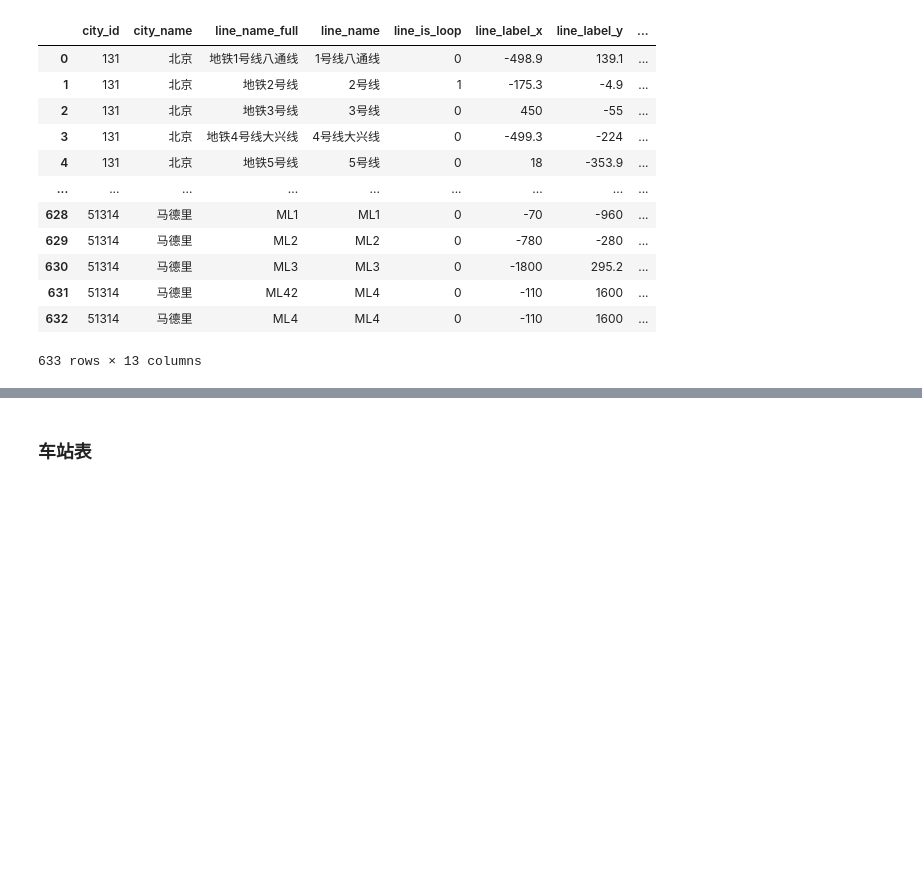
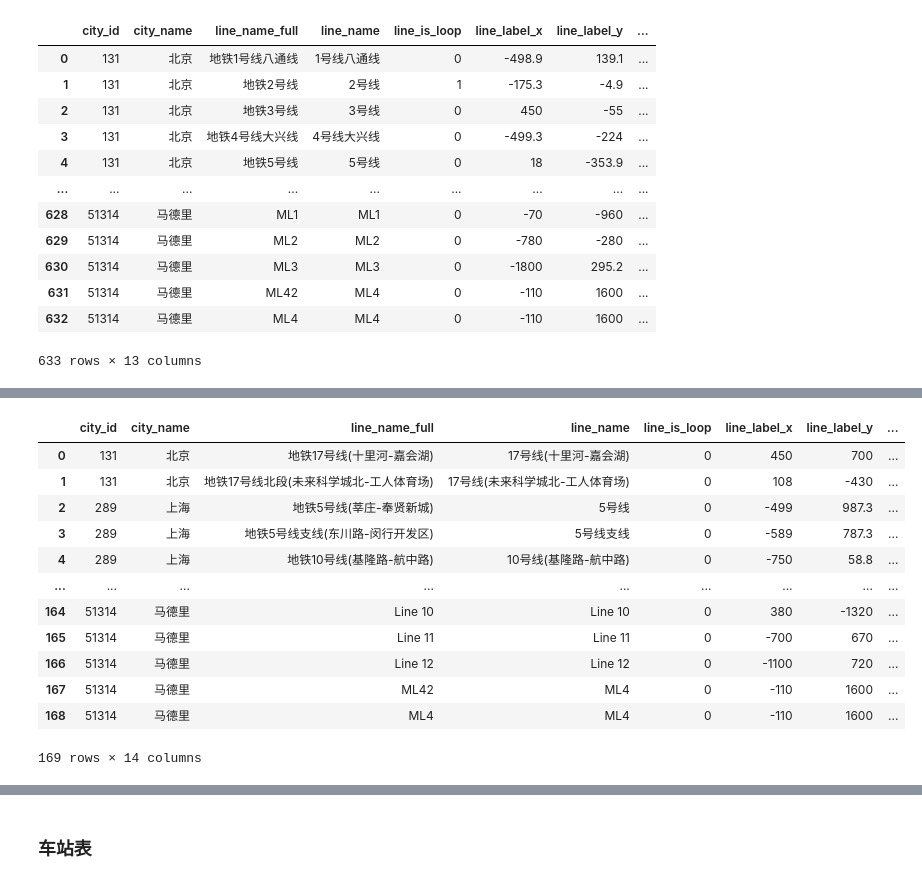
Before and after one commit to Kofi-W/net_charts, a Jupyter notebook: data/subway/data_crawler/data_process_baidu.ipynb, the cells around one changed output, grey strips where cells are left out. Drawn from its saved outputs; the diff is of its cells as text; code cells hidden in the pictures; blank space fills up the shorter version.

```diff
--- a/data/subway/data_crawler/data_process_baidu.ipynb
+++ b/data/subway/data_crawler/data_process_baidu.ipynb
@@ -389,0 +400,22 @@ df_line
+# %%
+df_line_main = df_line.copy()
+# 按城市，统计line_name与上一行line_name相同的字数，从首字开始统计，如首字不同，直接记为0
+df_line_main['same_prefix_len'] = 0
+for city in df_line_main['city_name'].unique():
+    city_mask = df_line_main[df_line_main['city_name'] == city]
+    prev_line_name = ""
+    for idx, row in city_mask.iterrows():
+        line_name = row['line_name']
+        if line_name == prev_line_name:
+            df_line_main.at[idx, 'same_prefix_len'] = len(line_name)
+        else:
+            # 计算与上一行相同的前缀长度
+            common_length = 0
+            for c1, c2 in zip(line_name, prev_line_name):
+                if c1 == c2:
+                    common_length += 1
+                else:
+                    break
+            df_line_main.at[idx, 'same_prefix_len'] = common_length
+        prev_line_name = line_name
+df_line_main
@@ -389,0 +436,25 @@ df_line
+# %%
+# 筛选出same_prefix_len>2的行，以及每一的上一行
+df_line_main_filtered = pd.DataFrame()
+for city in df_line_main['city_name'].unique():
+    city_mask = df_line_main[df_line_main['city_name'] == city]
+    indices = city_mask.index.tolist()
+    for i in range(1, len(indices)):
+        if city_mask.at[indices[i], 'same_prefix_len'] > 2:
+            df_line_main_filtered = pd.concat([df_line_main_filtered, city_mask.loc[[indices[i-1], indices[i]]]])
+df_line_main_filtered = df_line_main_filtered.drop_duplicates().reset_index(drop=True)
+df_line_main_filtered
+# %% [output]
+|  | city_id | city_name | line_name_full | line_name | line_is_loop | line_label_x | line_label_y | ... |
+| 0 | 131 | 北京 | 地铁17号线(十里河-嘉会湖) | 17号线(十里河-嘉会湖) | 0 | 450 | 700 | ... |
+| 1 | 131 | 北京 | 地铁17号线北段(未来科学城北-工人体育场) | 17号线(未来科学城北-工人体育场) | 0 | 108 | -430 | ... |
+| 2 | 289 | 上海 | 地铁5号线(莘庄-奉贤新城) | 5号线 | 0 | -499 | 987.3 | ... |
+| 3 | 289 | 上海 | 地铁5号线支线(东川路-闵行开发区) | 5号线支线 | 0 | -589 | 787.3 | ... |
+| 4 | 289 | 上海 | 地铁10号线(基隆路-航中路) | 10号线(基隆路-航中路) | 0 | -750 | 58.8 | ... |
+| ... | ... | ... | ... | ... | ... | ... | ... | ... |
+| 164 | 51314 | 马德里 | Line 10 | Line 10 | 0 | 380 | -1320 | ... |
+| 165 | 51314 | 马德里 | Line 11 | Line 11 | 0 | -700 | 670 | ... |
+| 166 | 51314 | 马德里 | Line 12 | Line 12 | 0 | -1100 | 720 | ... |
+| 167 | 51314 | 马德里 | ML42 | ML4 | 0 | -110 | 1600 | ... |
+| 168 | 51314 | 马德里 | ML4 | ML4 | 0 | -110 | 1600 | ... |
+169 rows × 14 columns
```
Also changed, not shown: parts of 14 cells of this notebook.
